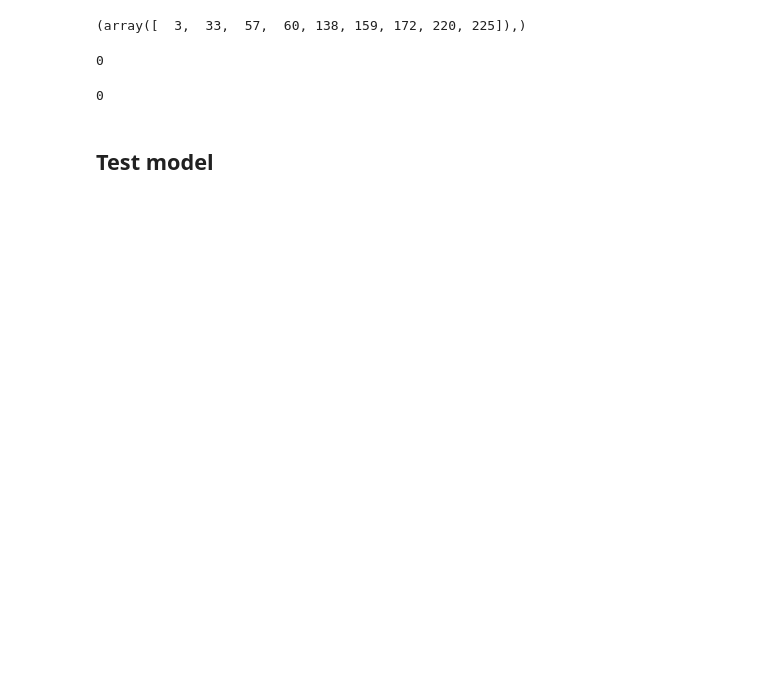
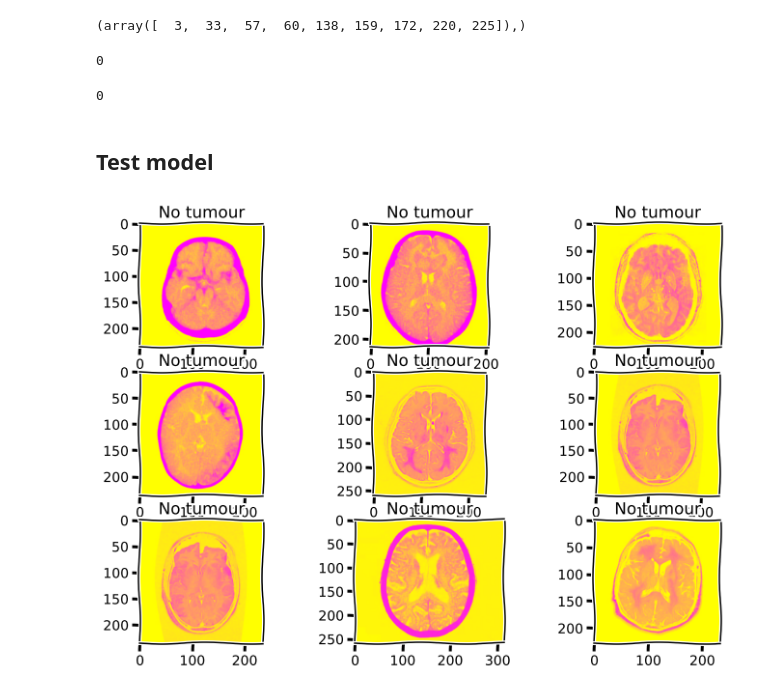
Before and after one commit to fanbyprinciple/kaggle_kernels, a Jupyter notebook: brain-tumour-mri-data.ipynb, the cells around one changed output. Drawn from its saved outputs; the diff is of its cells as text; code cells hidden in the pictures; blank space fills up the shorter version.

Commit message:
Kaggle Notebook | Brain tumour MRI data using SVMs | Version 4

```diff
--- a/brain-tumour-mri-data.ipynb
+++ b/brain-tumour-mri-data.ipynb
@@ -139,3 +153,24 @@ ytest[6]
 0
 # %% [markdown]
 ## Test model
+# %%
+dec = {0: 'No tumour', 1: 'pituitory tumour'}
+# %%
+plt.figure(figsize=(12,8))
+p = os.listdir('../input/brain-tumor-classification-mri/Testing')
+c=1
+with plt.xkcd():
+
+    for i in os.listdir('../input/brain-tumor-classification-mri/Testing/no_tumor')[:9]:
+        plt.subplot(3,3,c)
+
+        img = cv2.imread('../input/brain-tumor-classification-mri/Testing/no_tumor/' + i, 0)
+        img1 = cv2.resize(img, (200,200))
+        img1 = img1.reshape(1,-1)/255
+        pca_test = pca.transform(img1)
+        p = sv.predict(pca_test)
+        plt.title(dec[p[0]])
+        plt.imshow(img, cmap='spring_r')
+        c+=1
+# %% [output]
+[figure, added]
```
Also changed, not shown: parts of 7 cells of this notebook.
